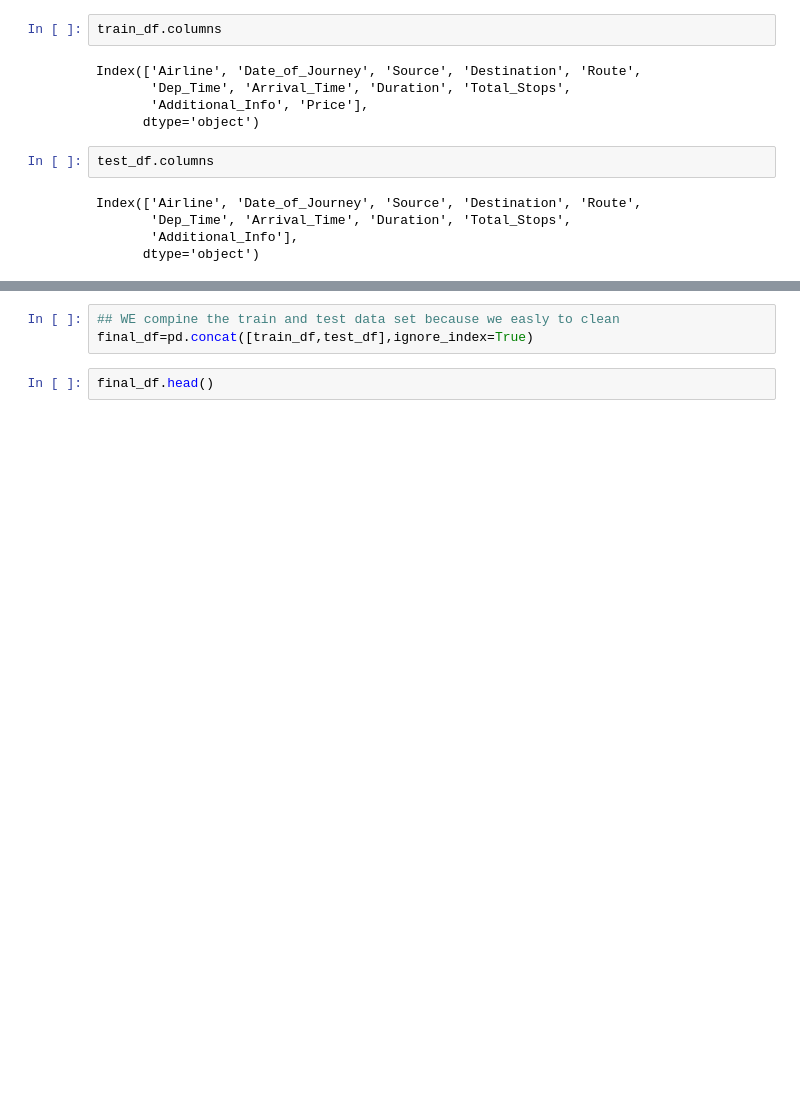
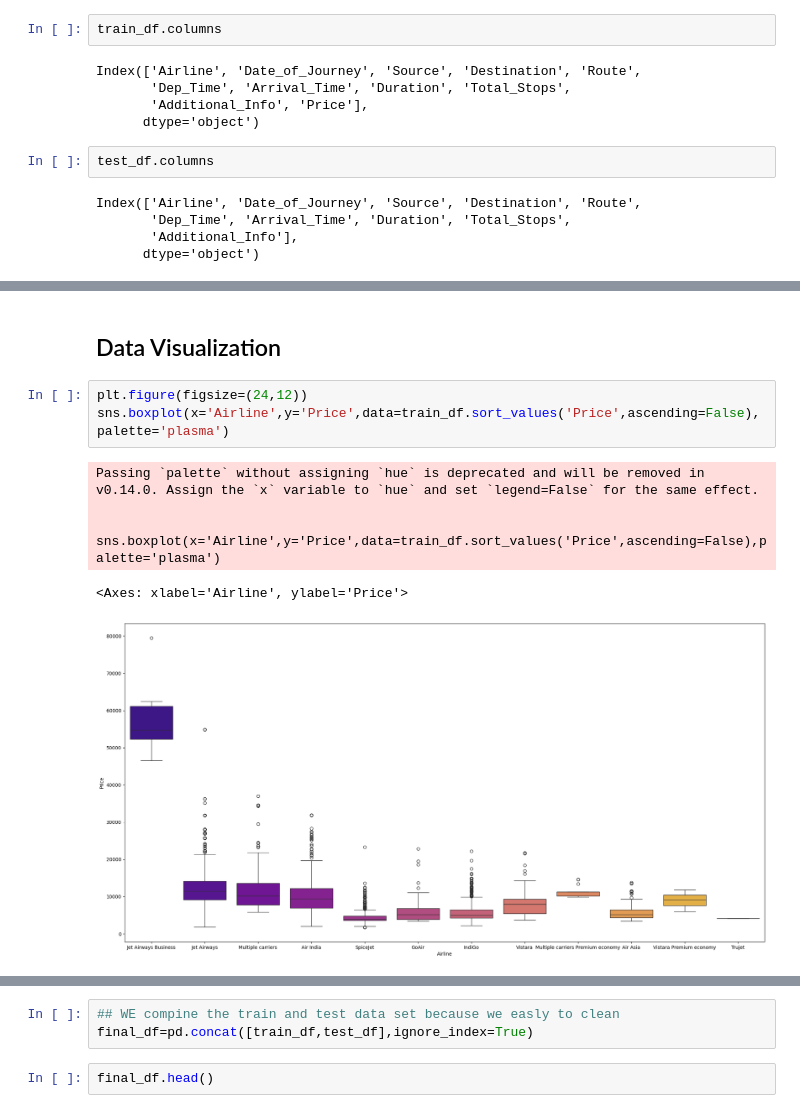
Before and after one commit to mhdnihas/Sample_Projects_DataScience, a Jupyter notebook: flight_prediction.ipynb, the cells around one changed output, grey strips where cells are left out. Drawn from its saved outputs; the diff is of its cells as text; blank space fills up the shorter version.

```diff
--- a/flight_prediction.ipynb
+++ b/flight_prediction.ipynb
@@ -46,0 +101,11 @@ Index(['Airline', 'Date_of_Journey', 'Source', 'Destination', 'Route',
+# %% [markdown]
+## Data Visualization
+# %%
+plt.figure(figsize=(24,12))
+sns.boxplot(x='Airline',y='Price',data=train_df.sort_values('Price',ascending=False),palette='plasma')
+# %% [output]
+Passing `palette` without assigning `hue` is deprecated and will be removed in v0.14.0. Assign the `x` variable to `hue` and set `legend=False` for the same effect.
+
+  sns.boxplot(x='Airline',y='Price',data=train_df.sort_values('Price',ascending=False),palette='plasma')
+<Axes: xlabel='Airline', ylabel='Price'>
+[figure, added]
```
Also changed, not shown: parts of 11 cells of this notebook.
